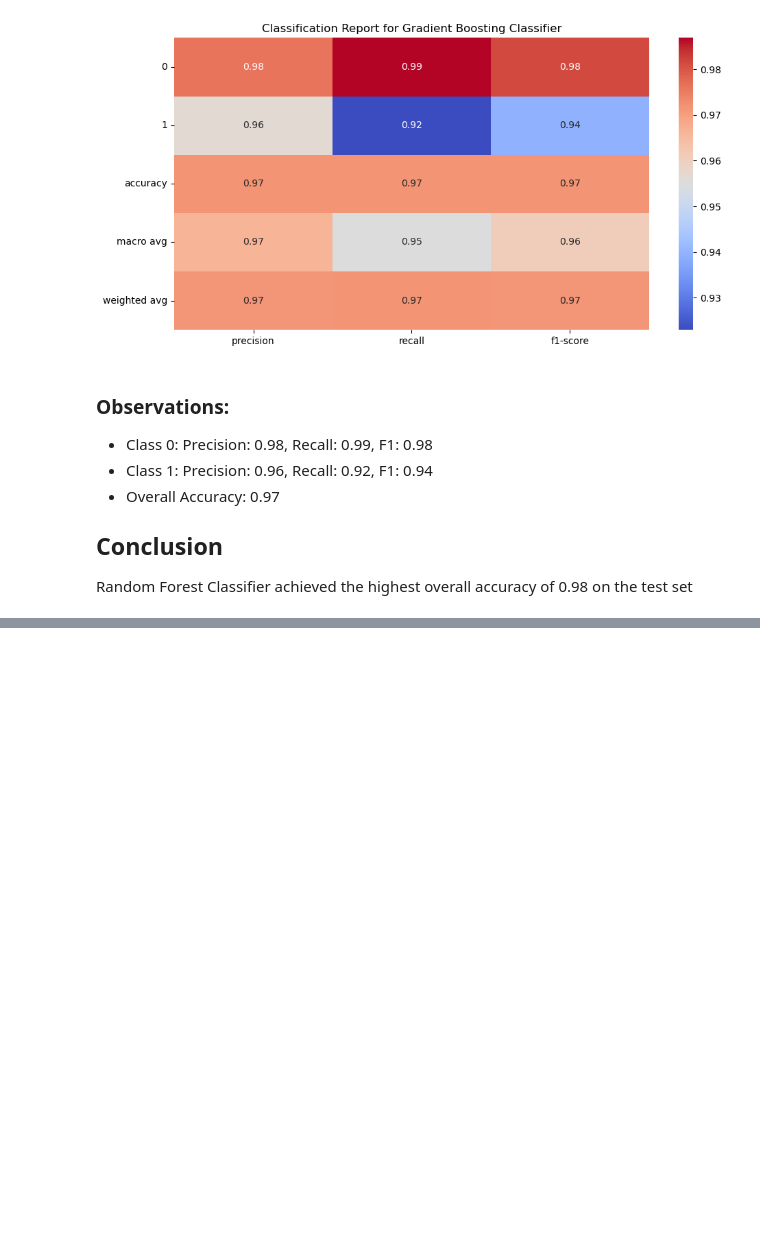
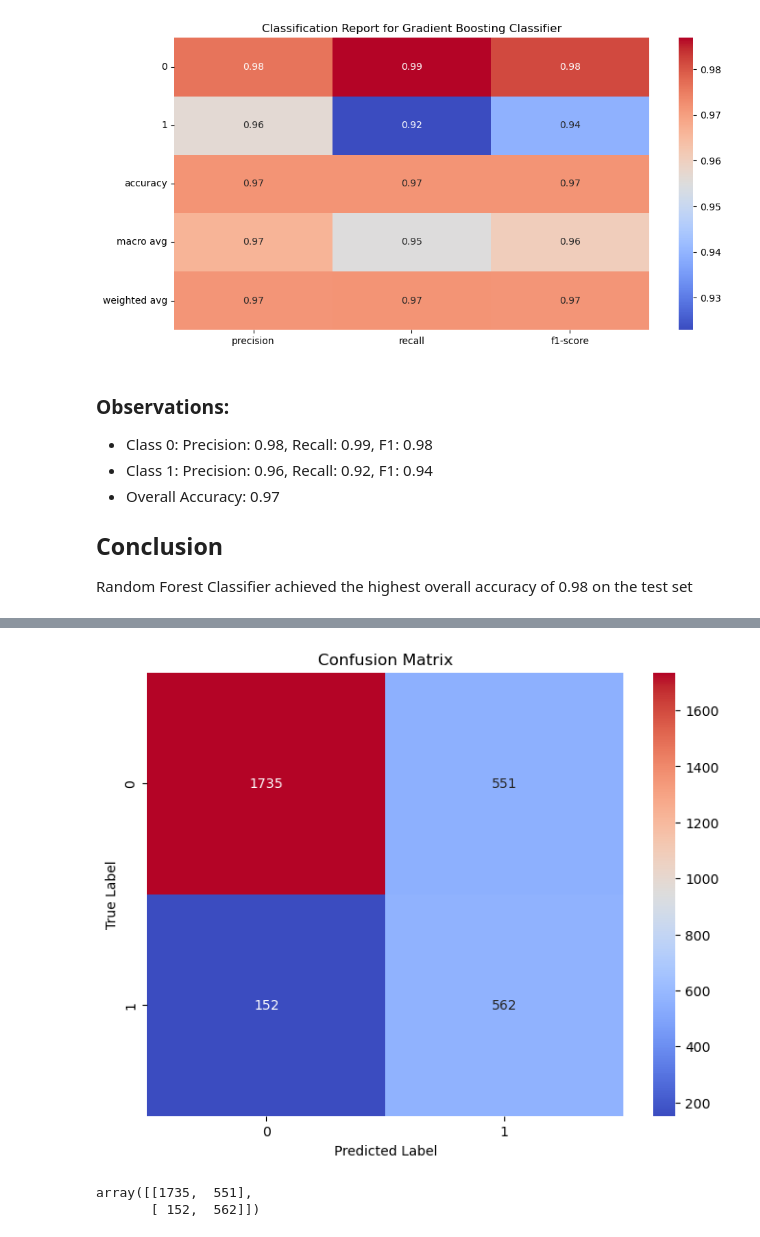
Before and after one commit to khoinguyentm/course-end-3, a Jupyter notebook: main.ipynb, the cells around one changed output, grey strips where cells are left out. Saved outputs shown, nothing was run; the diff lists cells and outputs as text; code cells hidden in the pictures; blank space fills up the shorter version.

```diff
--- a/main.ipynb
+++ b/main.ipynb
@@ -350,0 +412,22 @@ Random Forest Classifier achieved the highest overall accuracy of 0.98 on the te
+# %%
+# Find the confusion matrix for each of the model
+def plot_confusion_matrix(model, X_test, y_test):
+    model.fit(X_train_smote, y_train_smote)
+    y_pred = model.predict(X_test)
+
+    cm = confusion_matrix(y_test, y_pred)
+
+    plt.figure(figsize=(8, 6))
+    sns.heatmap(cm, annot=True, fmt='d', cmap='coolwarm')
+    plt.xlabel('Predicted Label')
+    plt.ylabel('True Label')
+    plt.title('Confusion Matrix')
+    plt.show()
+
+    return cm
+# %%
+plot_confusion_matrix(log_reg, X_test, y_test)
+# %% [output]
+[figure, added]
+array([[1735,  551],
+       [ 152,  562]])
```
Also changed, not shown: parts of 15 cells of this notebook.
